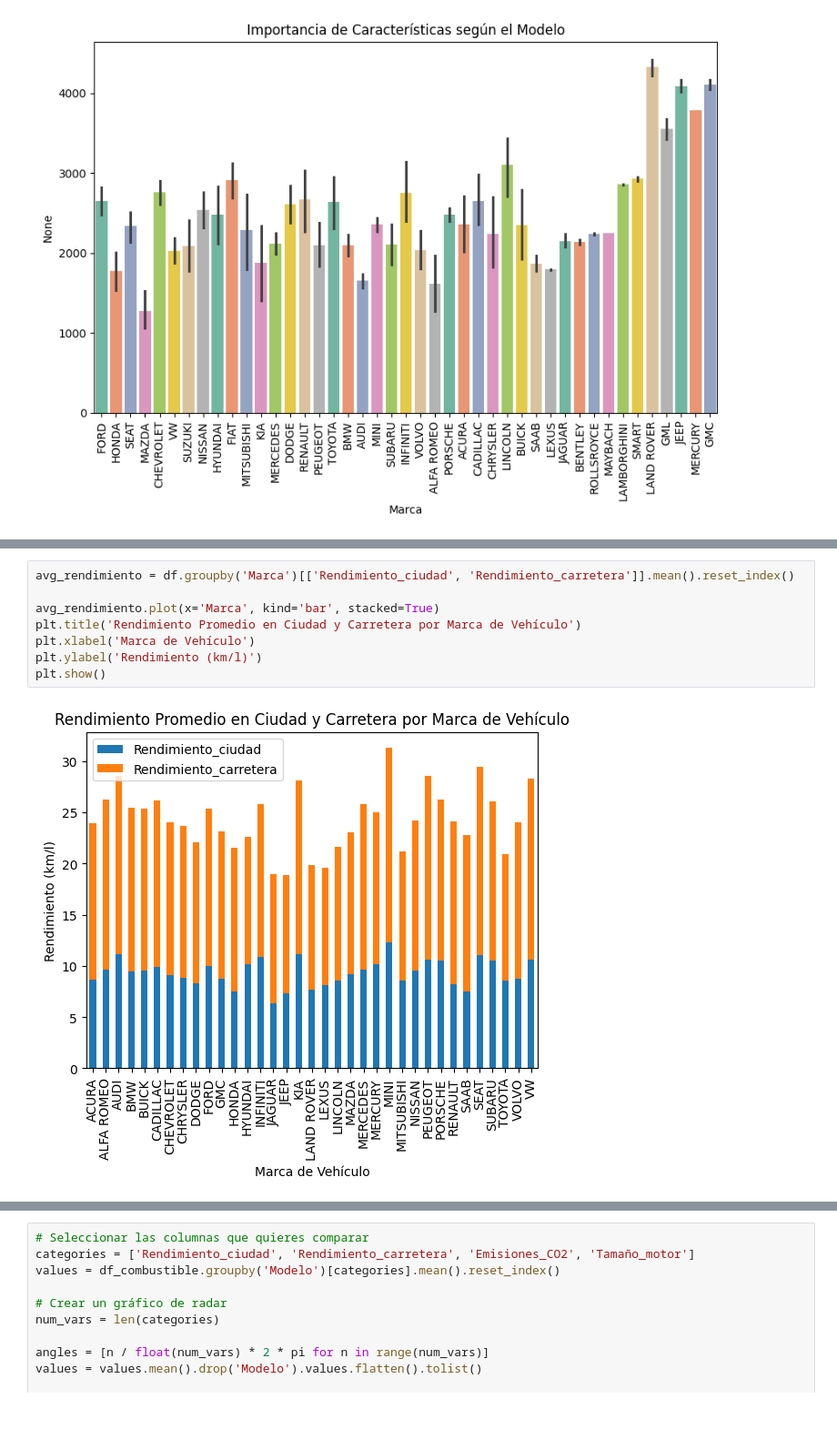
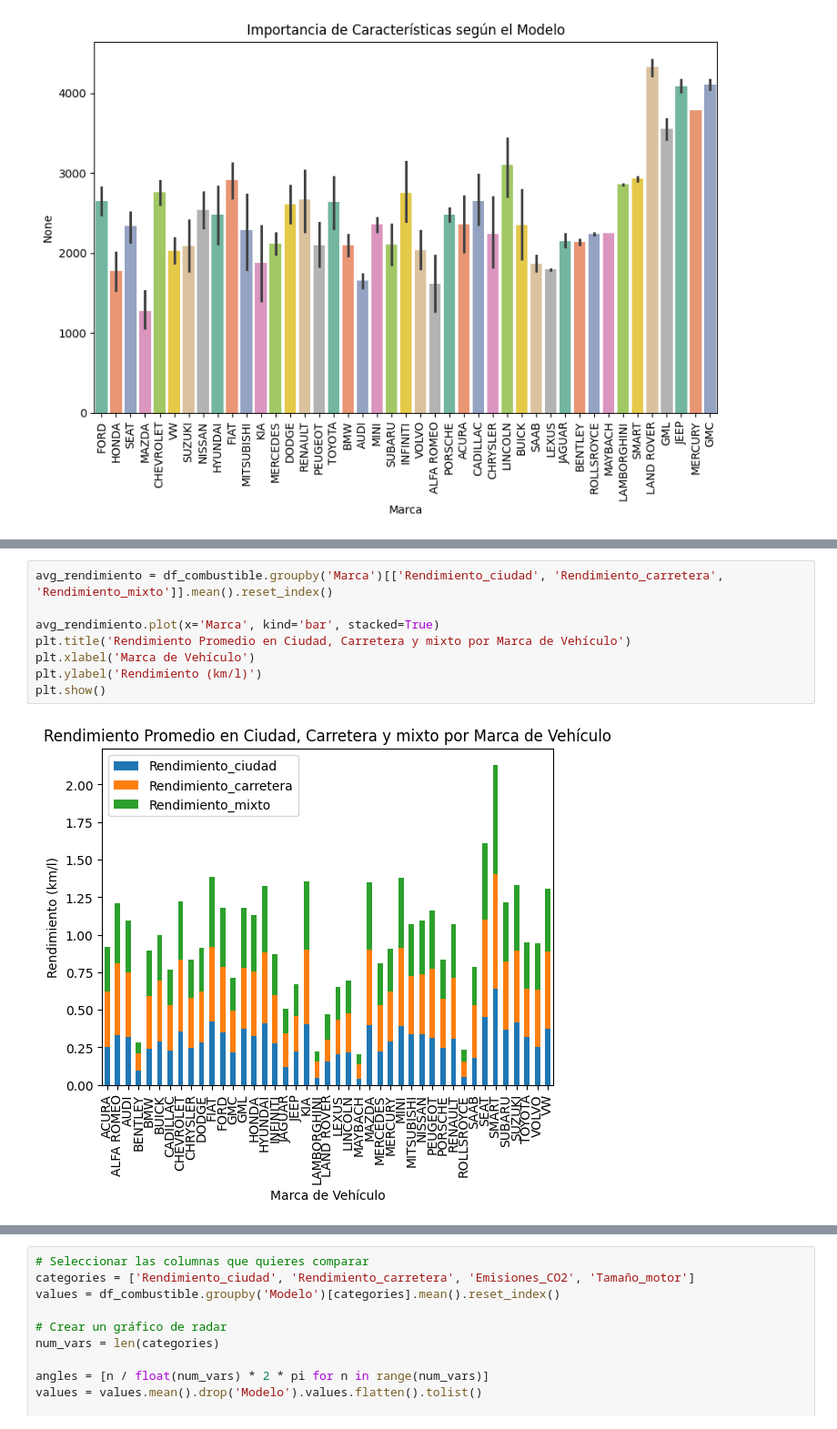
Before and after one commit to alexpanquevac/analisisDatos, a Jupyter notebook: Proyecto final/Proyecto final.ipynb, the cells around one changed output, grey strips where cells are left out. Shown at 91% size. Cells and saved outputs as stored; diff of their text form.

```diff
--- a/Proyecto final/Proyecto final.ipynb
+++ b/Proyecto final/Proyecto final.ipynb
@@ -616,11 +582,11 @@ plt.show()
 # %%
-avg_rendimiento = df.groupby('Marca')[['Rendimiento_ciudad', 'Rendimiento_carretera']].mean().reset_index()
+avg_rendimiento = df_combustible.groupby('Marca')[['Rendimiento_ciudad', 'Rendimiento_carretera', 'Rendimiento_mixto']].mean().reset_index()
 
 avg_rendimiento.plot(x='Marca', kind='bar', stacked=True)
-plt.title('Rendimiento Promedio en Ciudad y Carretera por Marca de Vehículo')
+plt.title('Rendimiento Promedio en Ciudad, Carretera y mixto por Marca de Vehículo')
 plt.xlabel('Marca de Vehículo')
 plt.ylabel('Rendimiento (km/l)')
 plt.show()
 # %% [output]
-[figure, old version]
+[figure, new version]
 # %%
```
Also changed, not shown: parts of 37 cells of this notebook.
